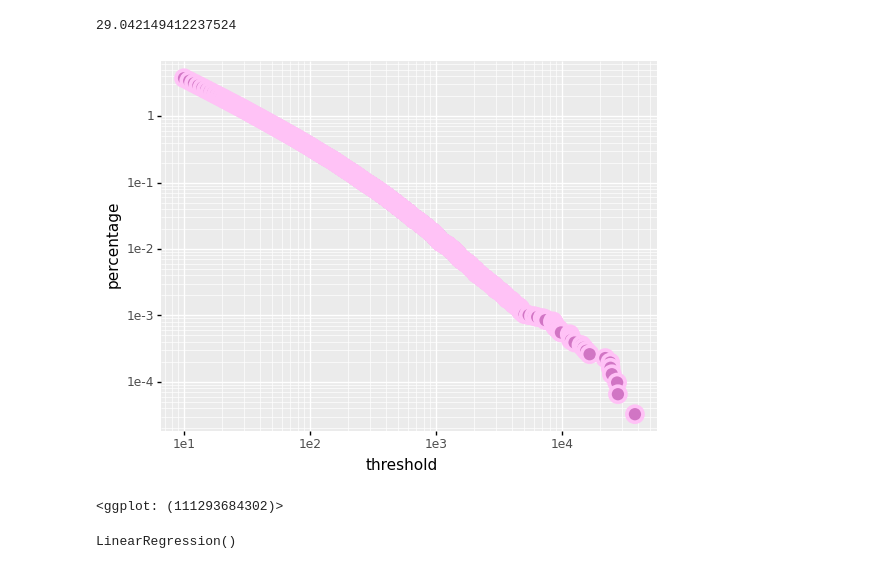
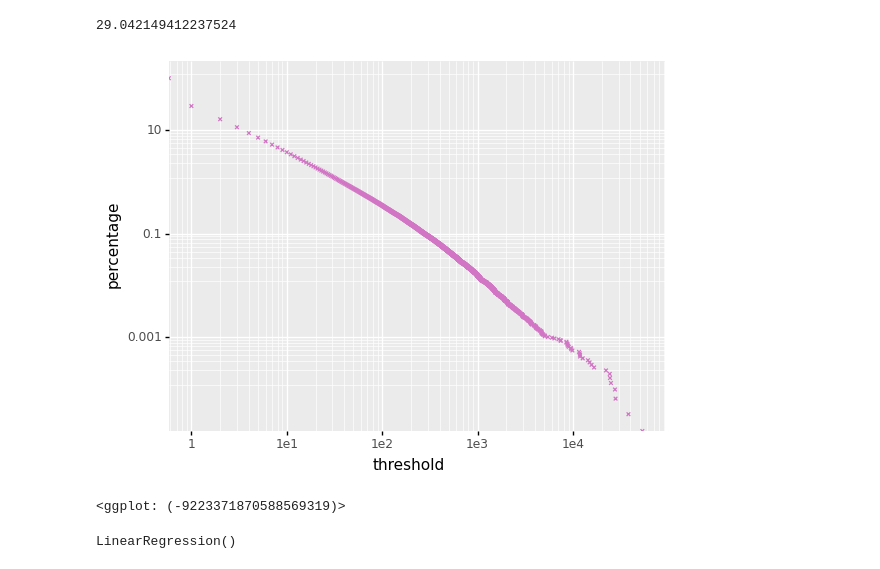
Before and after one commit to birgitsormus/noun-adj-classification, a Jupyter notebook: data exploration.ipynb, the cells around one changed output. Saved outputs shown, nothing was run; the diff lists cells and outputs as text; code cells hidden in the pictures.

Commit message:
histograms of noun and edge counts and plots and information about graph

```diff
--- a/data exploration.ipynb
+++ b/data exploration.ipynb
@@ -230,20 +244,20 @@ for i, row in df2.drop(df2.tail(1).index).drop(df2.head(1).index).iterrows():
 new_df = df2.loc[indexes]
 # %%
 fig2 = (
-    ggplot(data=new_df) +
+    ggplot(data=df2) +
     aes(x = 'threshold', y = 'percentage') +
     geom_point(fill = '#d175c4',
-               size = 5,
-               stroke = 1.5,
+               size = 1,
+               stroke = 0.5,
                colour = '#ffc2f6',
-               shape = 'o') +
+               shape = 'x') +
     scale_x_log10() +
     scale_y_log10()
 )
 fig2
 # %% [output]
-[figure, old version]
+[figure, new version]
-<ggplot: (111293684302)>
+<ggplot: (-9223371870588569319)>
 # %%
 lr2 = LinearRegression()
 lr2.fit(np.log10(new_df[['threshold']]), np.log10(new_df[['percentage']]))
```
Also changed, not shown: parts of 117 cells of this notebook.
